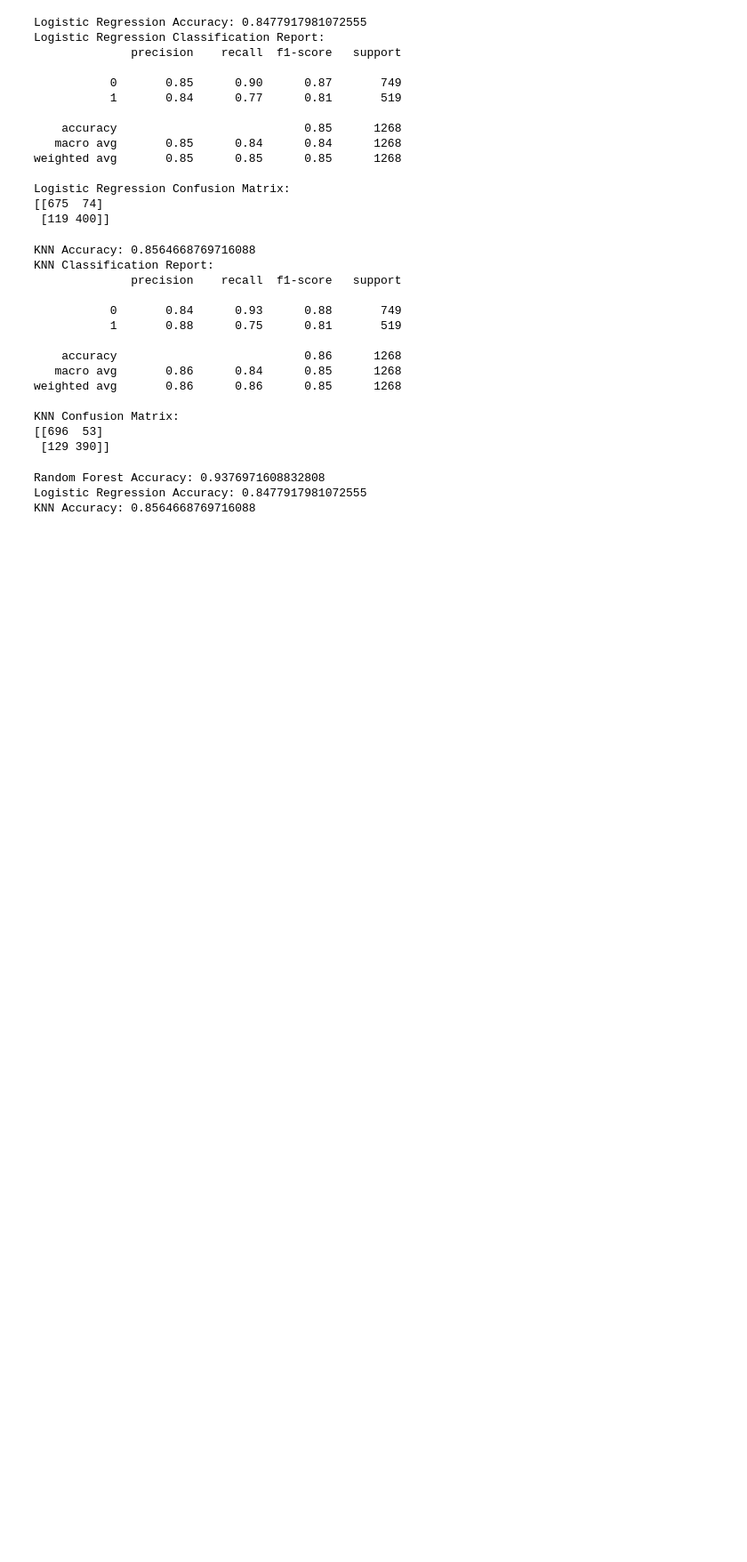
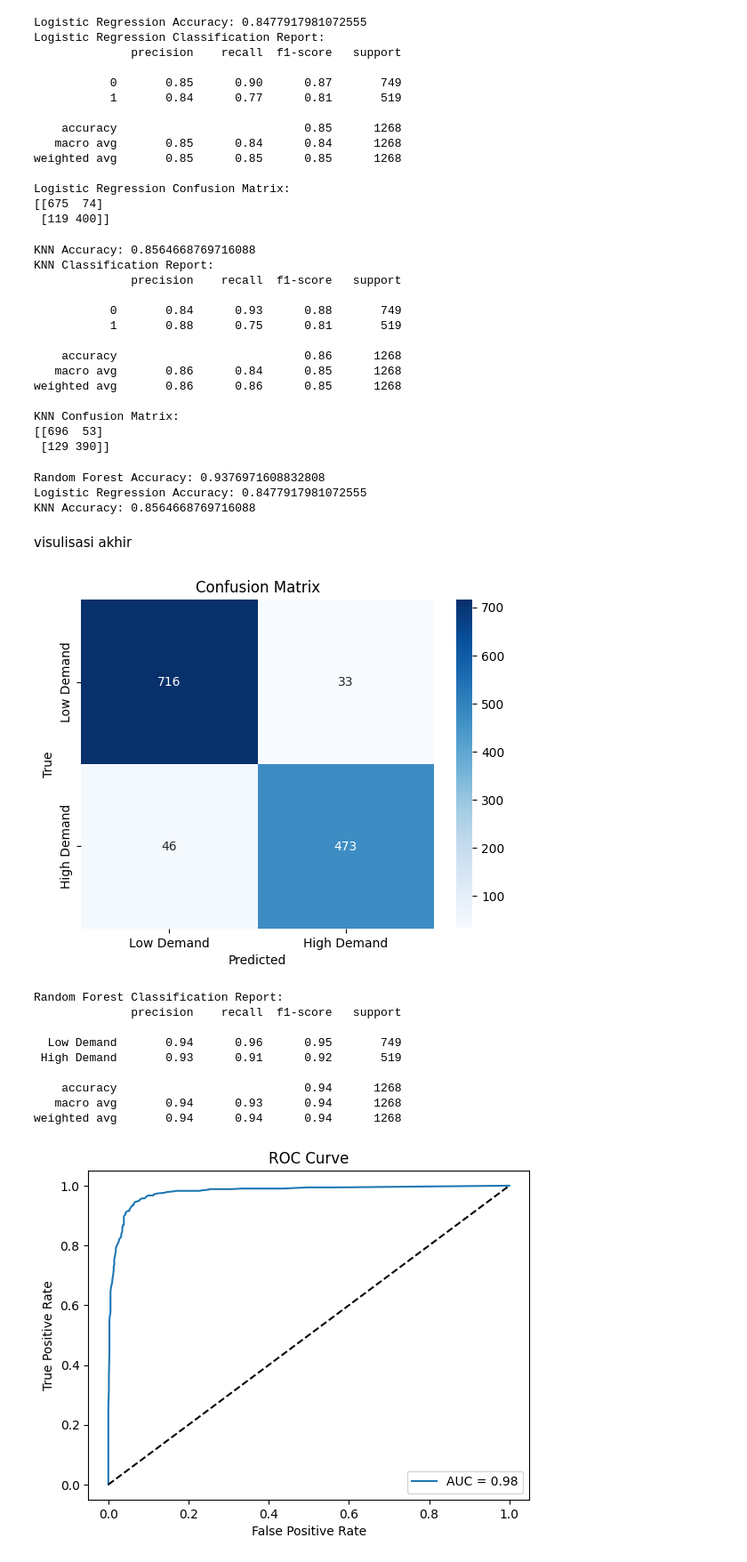
Before and after one commit to Nouvalgt/awikwok, a Jupyter notebook: Fiks?.ipynb, the cells around one changed output. Shown at 89% size. Cells and saved outputs as stored; diff of their text form; code cells hidden in the pictures; blank space fills up the shorter version.

```diff
--- a/Fiks?.ipynb
+++ b/Fiks?.ipynb
@@ -424,3 +424,77 @@ print(f'KNN Accuracy: {knn_accuracy}')
 Random Forest Accuracy: 0.9376971608832808
 Logistic Regression Accuracy: 0.8477917981072555
 KNN Accuracy: 0.8564668769716088
+# %% [markdown]
+visulisasi akhir
+# %%
+# Import necessary libraries for visualization
+import matplotlib.pyplot as plt
+import seaborn as sns
+import numpy as np
+from sklearn.metrics import roc_curve, roc_auc_score, confusion_matrix, classification_report
+
+# Assuming df_cleaned, X_test, y_test, and rf_model are already defined from the previous code
+
+# Plotting confusion matrix
+def plot_confusion_matrix(cm, class_names):
+    fig, ax = plt.subplots()
+    sns.heatmap(cm, annot=True, fmt='d', cmap='Blues', ax=ax)
+    ax.set_xlabel('Predicted')
+    ax.set_ylabel('True')
+    ax.set_title('Confusion Matrix')
+    ax.xaxis.set_ticklabels(class_names)
+    ax.yaxis.set_ticklabels(class_names)
+    plt.show()
+
+# Compute confusion matrix
+rf_y_pred = rf_model.predict(X_test)
+cm = confusion_matrix(y_test, rf_y_pred)
+plot_confusion_matrix(cm, class_names=['Low Demand', 'High Demand'])
+
+# Print classification report
+print("Random Forest Classification Report:")
+print(classification_report(y_test, rf_y_pred, target_names=['Low Demand', 'High Demand']))
+
+# Plotting ROC curve
+def plot_roc_curve(y_true, y_pred_proba):
+    fpr, tpr, _ = roc_curve(y_true, y_pred_proba)
+    auc_score = roc_auc_score(y_true, y_pred_proba)
+    plt.figure()
+    plt.plot(fpr, tpr, label=f'AUC = {auc_score:.2f}')
+    plt.plot([0, 1], [0, 1], 'k--')
+    plt.xlabel('False Positive Rate')
+    plt.ylabel('True Positive Rate')
+    plt.title('ROC Curve')
+    plt.legend(loc='lower right')
+    plt.show()
+
+# Predict probabilities
+rf_y_pred_proba = rf_model.predict_proba(X_test)[:, 1]
+plot_roc_curve(y_test, rf_y_pred_proba)
+
+# Plotting feature importance
+def plot_feature_importance(model, feature_names):
+    importances = model.feature_importances_
+    indices = np.argsort(importances)[::-1]
+
+    plt.figure(figsize=(12, 6))
+    plt.title('Feature Importances')
+    plt.bar(range(len(importances)), importances[indices], align='center')
+    plt.xticks(range(len(importances)), feature_names[indices], rotation=90)
+    plt.xlabel('Feature')
+    plt.ylabel('Importance')
+    plt.show()
+
+plot_feature_importance(rf_model, X_test.columns)
+# %% [output]
+[figure, added]
+Random Forest Classification Report:
+              precision    recall  f1-score   support
+
+  Low Demand       0.94      0.96      0.95       749
+ High Demand       0.93      0.91      0.92       519
+
+    accuracy                           0.94      1268
+   macro avg       0.94      0.93      0.94      1268
+weighted avg       0.94      0.94      0.94      1268
+[figure, added]
```
Also changed, not shown: parts of 2 cells of this notebook.
